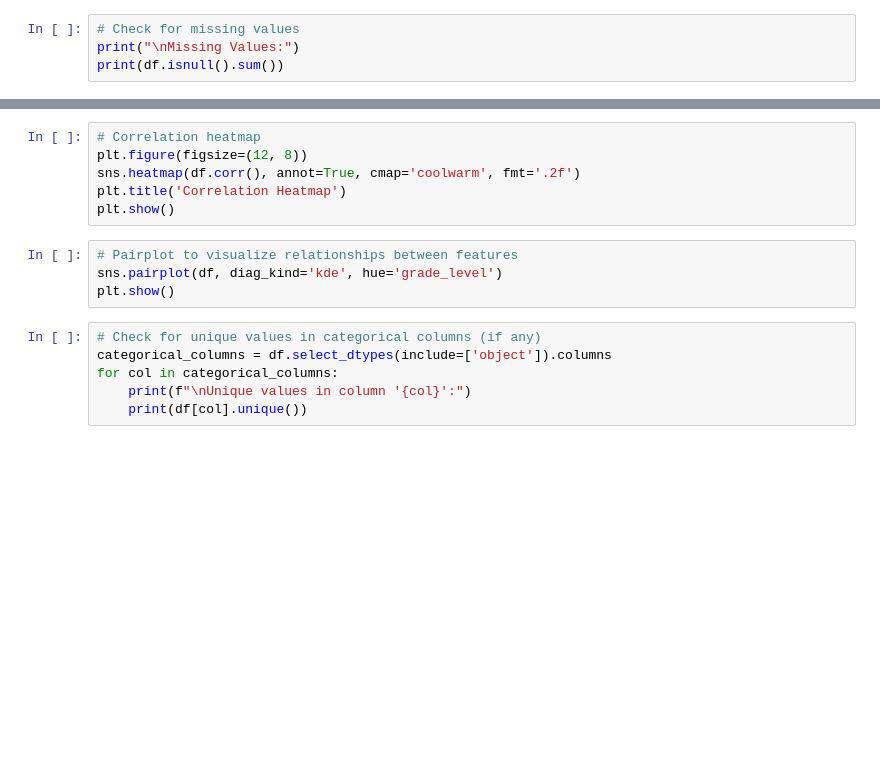
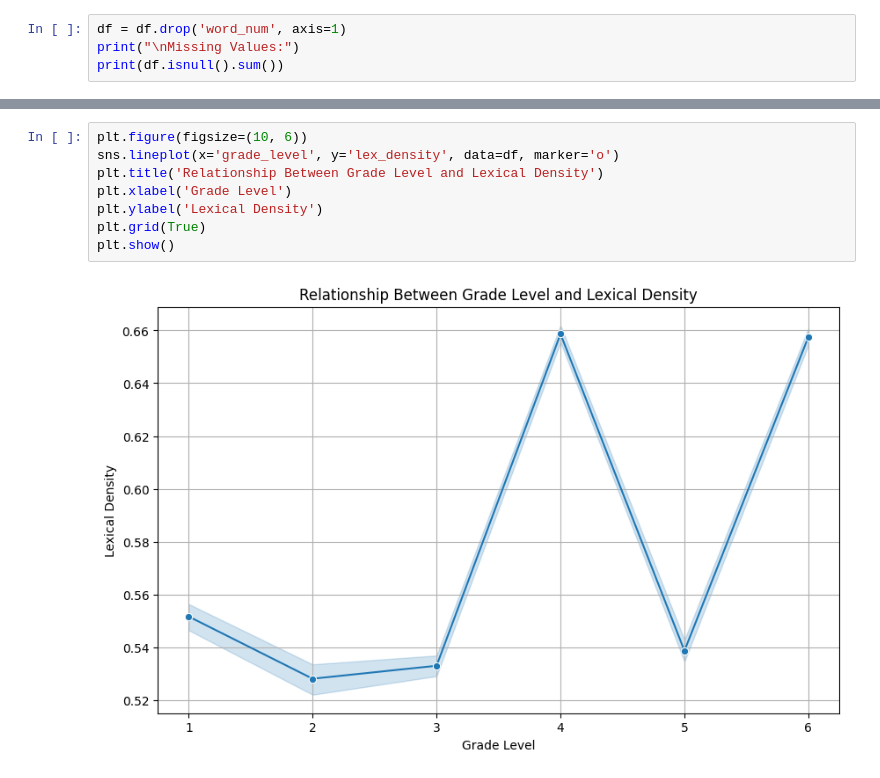
Before and after one commit to Lothany/readability_thesis, a Jupyter notebook: models/analysis.ipynb, the cells around one changed output, grey strips where cells are left out. Saved outputs shown, nothing was run; the diff lists cells and outputs as text; blank space fills up the shorter version.

```diff
--- a/models/analysis.ipynb
+++ b/models/analysis.ipynb
@@ -43,4 +89,4 @@ print(df.info())
 # %%
-# Check for missing values
+df = df.drop('word_num', axis=1)
 print("\nMissing Values:")
 print(df.isnull().sum())
@@ -59,16 +142,10 @@ plt.show()
-# %%
-# Correlation heatmap
-plt.figure(figsize=(12, 8))
-sns.heatmap(df.corr(), annot=True, cmap='coolwarm', fmt='.2f')
-plt.title('Correlation Heatmap')
-plt.show()
-# %%
-# Pairplot to visualize relationships between features
-sns.pairplot(df, diag_kind='kde', hue='grade_level')
-plt.show()
-# %%
-# Check for unique values in categorical columns (if any)
-categorical_columns = df.select_dtypes(include=['object']).columns
-for col in categorical_columns:
-    print(f"\nUnique values in column '{col}':")
-    print(df[col].unique())
+# %%
+plt.figure(figsize=(10, 6))
+sns.lineplot(x='grade_level', y='lex_density', data=df, marker='o')
+plt.title('Relationship Between Grade Level and Lexical Density')
+plt.xlabel('Grade Level')
+plt.ylabel('Lexical Density')
+plt.grid(True)
+plt.show()
+# %% [output]
+[figure, added]
```
Also changed, not shown: parts of 7 cells of this notebook, 16 other files.
